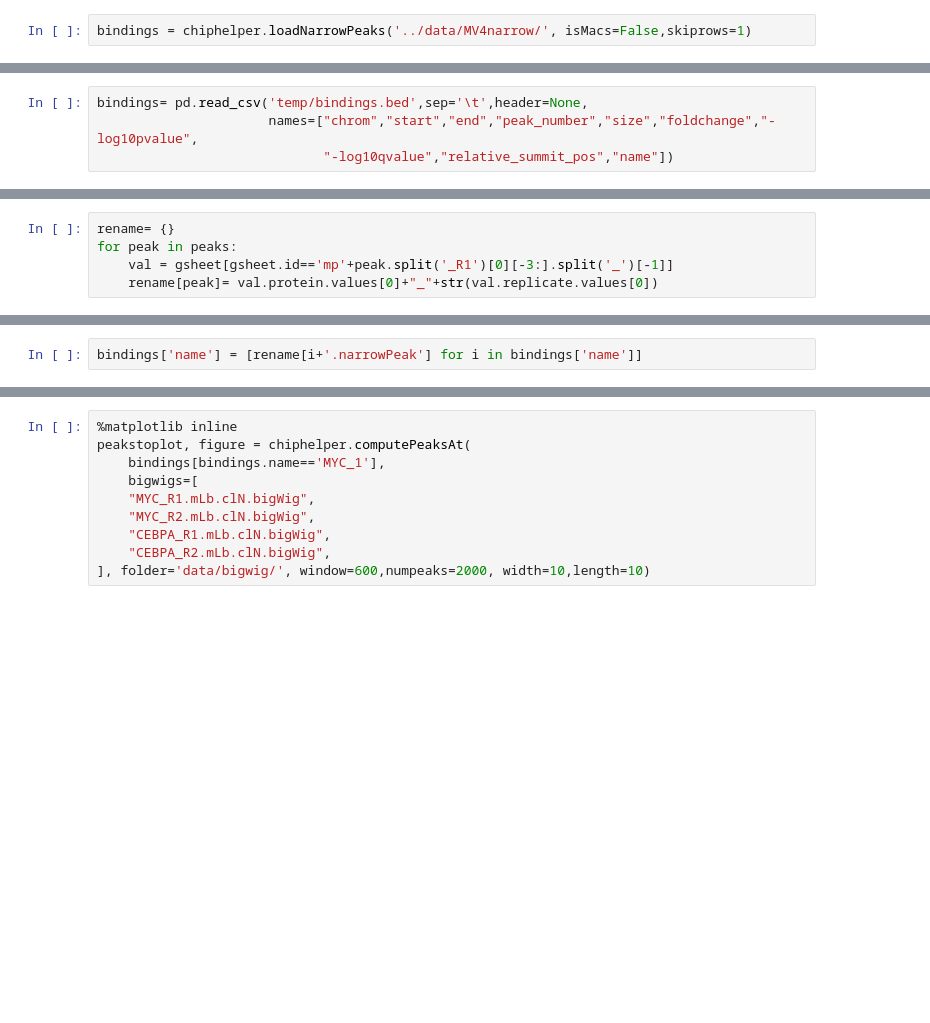
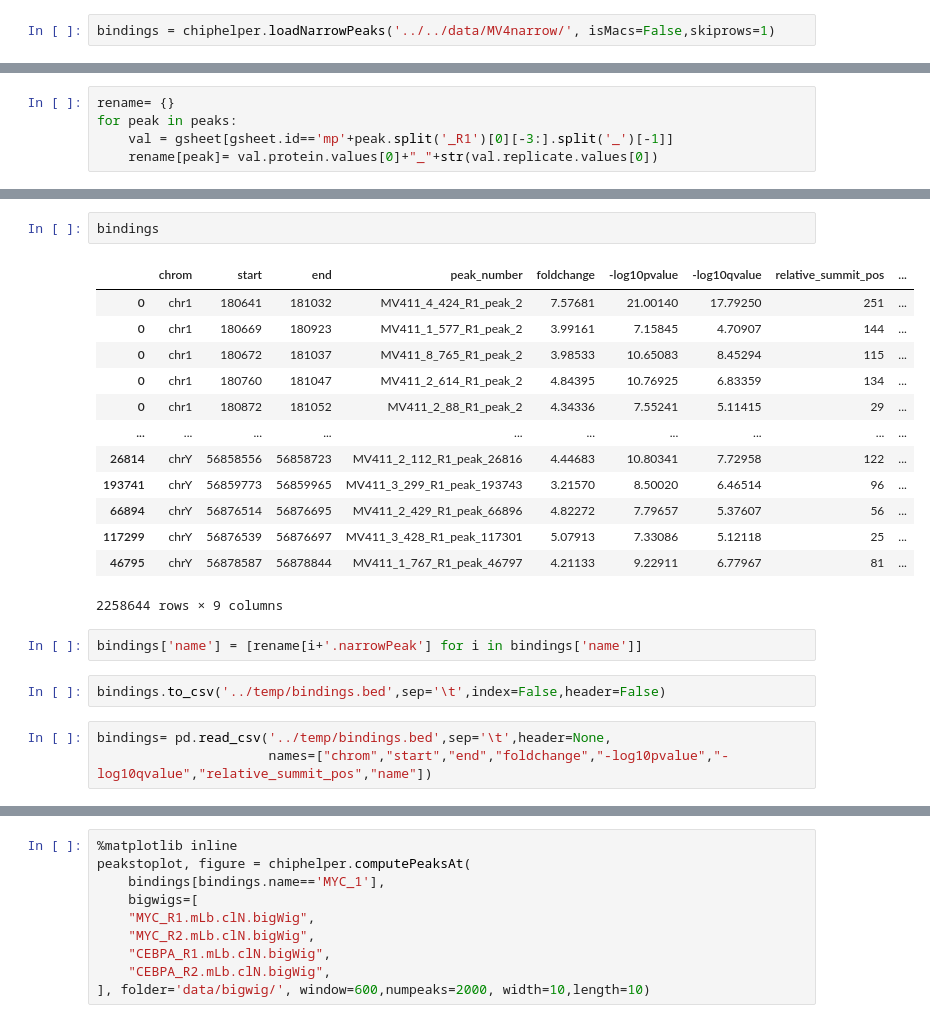
Before and after one commit to monikaperez/AMLproject, a Jupyter notebook: notebooks/ChIP_analysis_step_2.ipynb, the cells around one changed output, grey strips where cells are left out. Drawn from its saved outputs; the diff is of its cells as text; blank space fills up the shorter version.

```diff
--- a/notebooks/ChIP_analysis_step_2.ipynb
+++ b/notebooks/ChIP_analysis_step_2.ipynb
@@ -88,2 +109,2 @@ peaks
 # %%
-bindings = chiphelper.loadNarrowPeaks('../data/MV4narrow/', isMacs=False,skiprows=1)
+bindings = chiphelper.loadNarrowPeaks('../../data/MV4narrow/', isMacs=False,skiprows=1)
@@ -92,5 +111 @@ bindings.to_csv('temp/bindings.bed',sep='\t',index=False,header=False)
-# %%
-bindings= pd.read_csv('temp/bindings.bed',sep='\t',header=None,
-                      names=["chrom","start","end","peak_number","size","foldchange","-log10pvalue",
-                             "-log10qvalue","relative_summit_pos","name"])
 # %%
@@ -115,2 +180,23 @@ rename
+# %%
+bindings
+# %% [output]
+|  | chrom | start | end | peak_number | foldchange | -log10pvalue | -log10qvalue | relative_summit_pos | ... |
+| 0 | chr1 | 180641 | 181032 | MV411_4_424_R1_peak_2 | 7.57681 | 21.00140 | 17.79250 | 251 | ... |
+| 0 | chr1 | 180669 | 180923 | MV411_1_577_R1_peak_2 | 3.99161 | 7.15845 | 4.70907 | 144 | ... |
+| 0 | chr1 | 180672 | 181037 | MV411_8_765_R1_peak_2 | 3.98533 | 10.65083 | 8.45294 | 115 | ... |
+| 0 | chr1 | 180760 | 181047 | MV411_2_614_R1_peak_2 | 4.84395 | 10.76925 | 6.83359 | 134 | ... |
+| 0 | chr1 | 180872 | 181052 | MV411_2_88_R1_peak_2 | 4.34336 | 7.55241 | 5.11415 | 29 | ... |
+| ... | ... | ... | ... | ... | ... | ... | ... | ... | ... |
+| 26814 | chrY | 56858556 | 56858723 | MV411_2_112_R1_peak_26816 | 4.44683 | 10.80341 | 7.72958 | 122 | ... |
+| 193741 | chrY | 56859773 | 56859965 | MV411_3_299_R1_peak_193743 | 3.21570 | 8.50020 | 6.46514 | 96 | ... |
+| 66894 | chrY | 56876514 | 56876695 | MV411_2_429_R1_peak_66896 | 4.82272 | 7.79657 | 5.37607 | 56 | ... |
+| 117299 | chrY | 56876539 | 56876697 | MV411_3_428_R1_peak_117301 | 5.07913 | 7.33086 | 5.12118 | 25 | ... |
+| 46795 | chrY | 56878587 | 56878844 | MV411_1_767_R1_peak_46797 | 4.21133 | 9.22911 | 6.77967 | 81 | ... |
+2258644 rows × 9 columns
 # %%
 bindings['name'] = [rename[i+'.narrowPeak'] for i in bindings['name']]
+# %%
+bindings.to_csv('../temp/bindings.bed',sep='\t',index=False,header=False)
+# %%
+bindings= pd.read_csv('../temp/bindings.bed',sep='\t',header=None,
+                      names=["chrom","start","end","foldchange","-log10pvalue","-log10qvalue","relative_summit_pos","name"])
```
Also changed, not shown: parts of 10 cells of this notebook, 50 other files.
